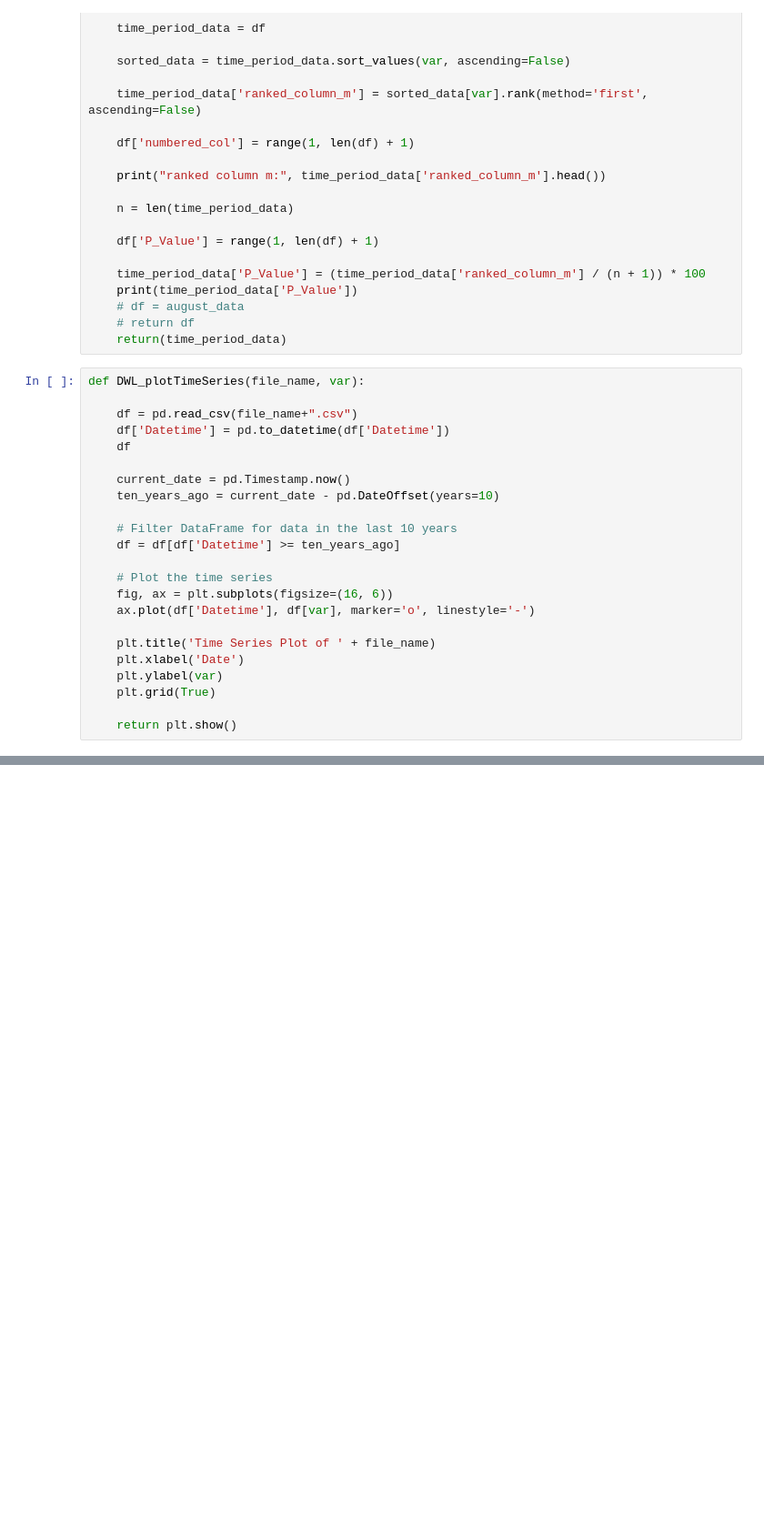
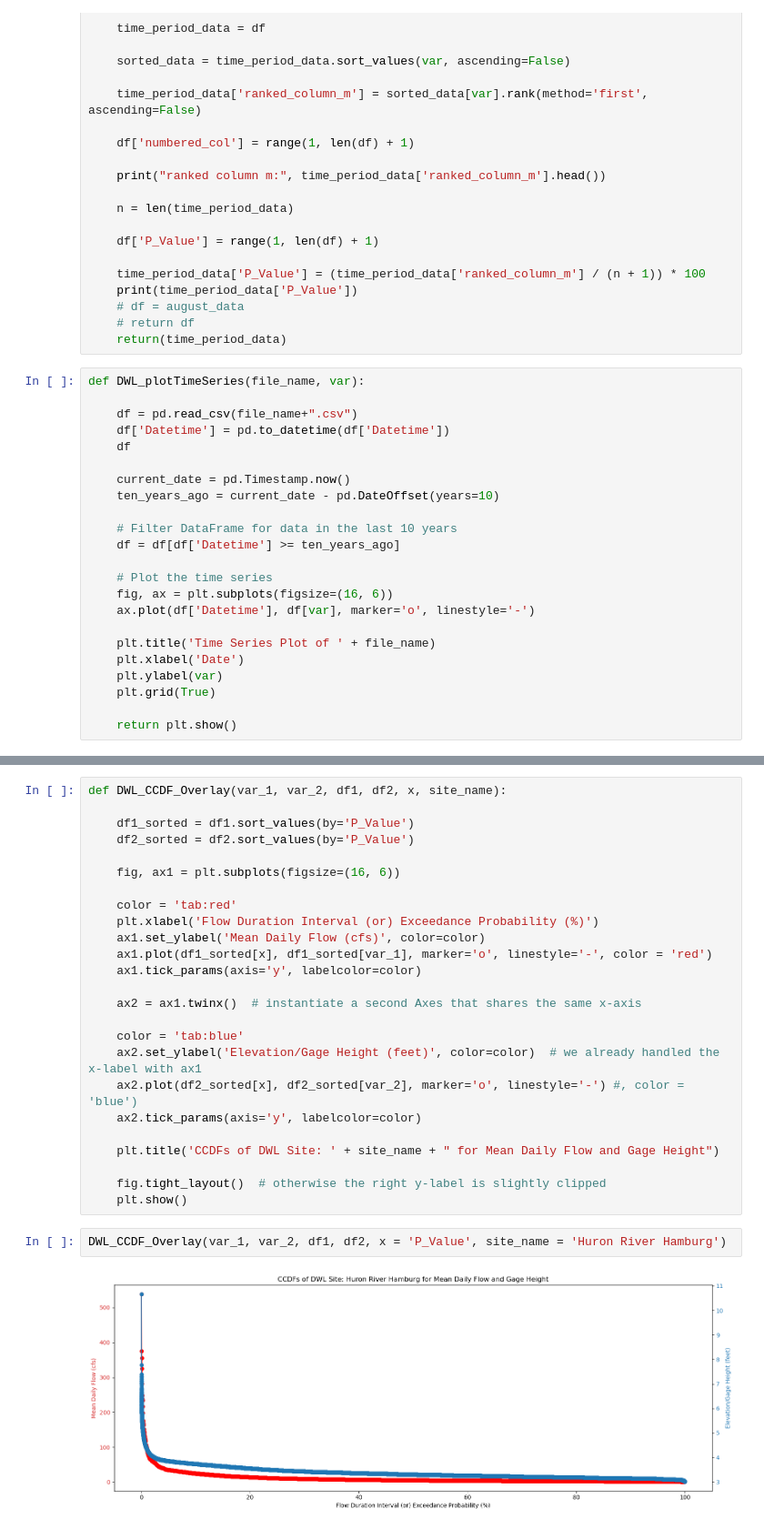
Before and after one commit to shinapatel/Recalculating_Flow_CCDFs, a Jupyter notebook: DWL_CCDFs.ipynb, the cells around one changed output, grey strips where cells are left out. Shown at 91% size. Saved outputs shown, nothing was run; the diff lists cells and outputs as text; blank space fills up the shorter version.

```diff
--- a/DWL_CCDFs.ipynb
+++ b/DWL_CCDFs.ipynb
@@ -157,3 +195,32 @@ def DWL_CCDF_plot_P(df, x, y, P):
     plt.grid(True)
+# %%
+def DWL_CCDF_Overlay(var_1, var_2, df1, df2, x, site_name):
+
+    df1_sorted = df1.sort_values(by='P_Value')
+    df2_sorted = df2.sort_values(by='P_Value')
+
+    fig, ax1 = plt.subplots(figsize=(16, 6))
+
+    color = 'tab:red'
+    plt.xlabel('Flow Duration Interval (or) Exceedance Probability (%)')
+    ax1.set_ylabel('Mean Daily Flow (cfs)', color=color)
+    ax1.plot(df1_sorted[x], df1_sorted[var_1], marker='o', linestyle='-', color = 'red')
+    ax1.tick_params(axis='y', labelcolor=color)
+
+    ax2 = ax1.twinx()  # instantiate a second Axes that shares the same x-axis
+
+    color = 'tab:blue'
+    ax2.set_ylabel('Elevation/Gage Height (feet)', color=color)  # we already handled the x-label with ax1
+    ax2.plot(df2_sorted[x], df2_sorted[var_2], marker='o', linestyle='-') #, color = 'blue')
+    ax2.tick_params(axis='y', labelcolor=color)
+
+    plt.title('CCDFs of DWL Site: ' + site_name + " for Mean Daily Flow and Gage Height")
+
+    fig.tight_layout()  # otherwise the right y-label is slightly clipped
+    plt.show()
+# %%
+DWL_CCDF_Overlay(var_1, var_2, df1, df2, x = 'P_Value', site_name = 'Huron River Hamburg')
+# %% [output]
+[figure, added]
 # %%
 # df = DWL_plotTimeSeries(file_name, var)
```
Also changed, not shown: parts of 7 cells of this notebook, 14 other files.
